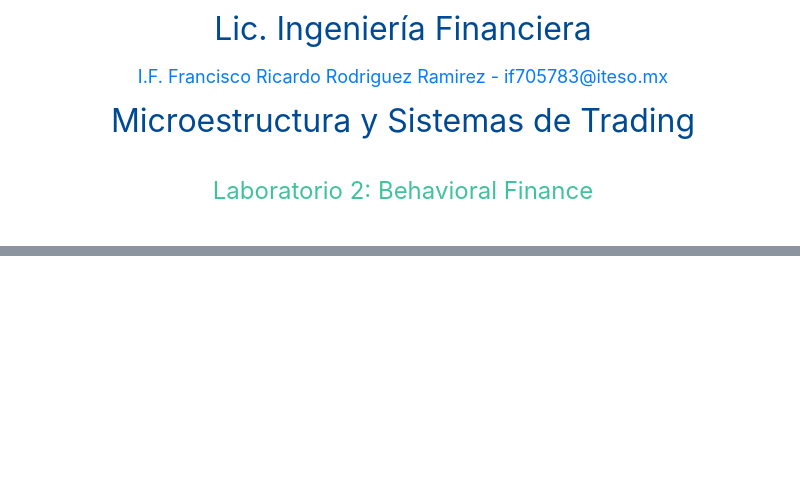
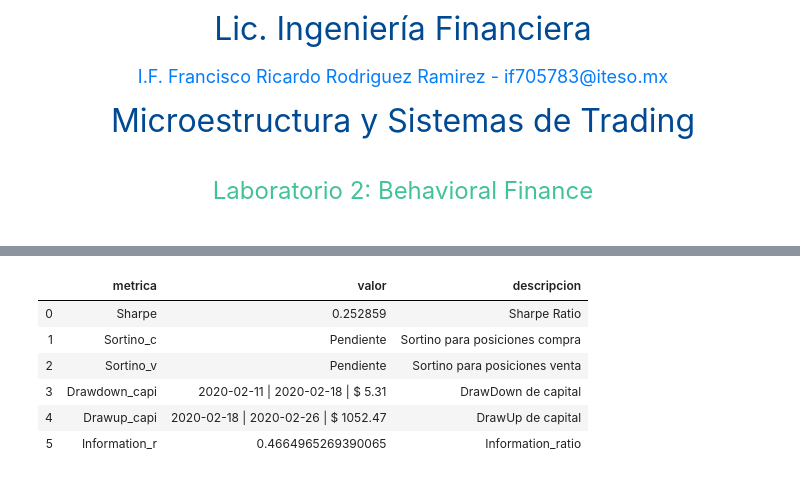
Before and after one commit to FranciscoRodRam/LAB_2_FRRR, a Jupyter notebook: LAB_2_FRRR.ipynb, the cells around one changed output, grey strips where cells are left out. Saved outputs shown, nothing was run; the diff lists cells and outputs as text; code cells hidden in the pictures; blank space fills up the shorter version.

```diff
--- a/LAB_2_FRRR.ipynb
+++ b/LAB_2_FRRR.ipynb
@@ -72,0 +214,10 @@ pr.df_1_ranking
+# %%
+pr.f_estadistica_mad
+# %% [output]
+|  | metrica | valor | descripcion |
+| 0 | Sharpe | 0.252859 | Sharpe Ratio |
+| 1 | Sortino_c | Pendiente | Sortino para posiciones compra |
+| 2 | Sortino_v | Pendiente | Sortino para posiciones venta |
+| 3 | Drawdown_capi | 2020-02-11 | 2020-02-18 | $ 5.31 | DrawDown de capital |
+| 4 | Drawup_capi | 2020-02-18 | 2020-02-26 | $ 1052.47 | DrawUp de capital |
+| 5 | Information_r | 0.4664965269390065 | Information_ratio |
```
Also changed, not shown: parts of 29 cells of this notebook, 3 other files.
